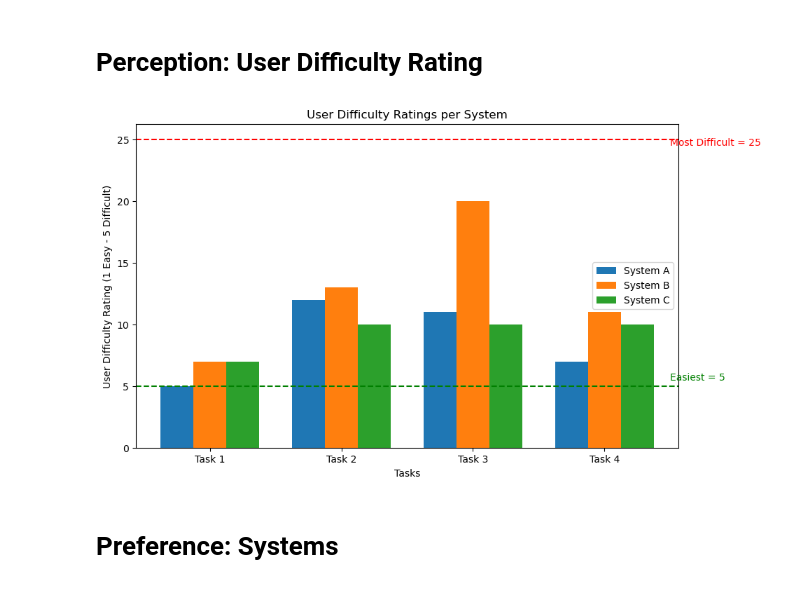
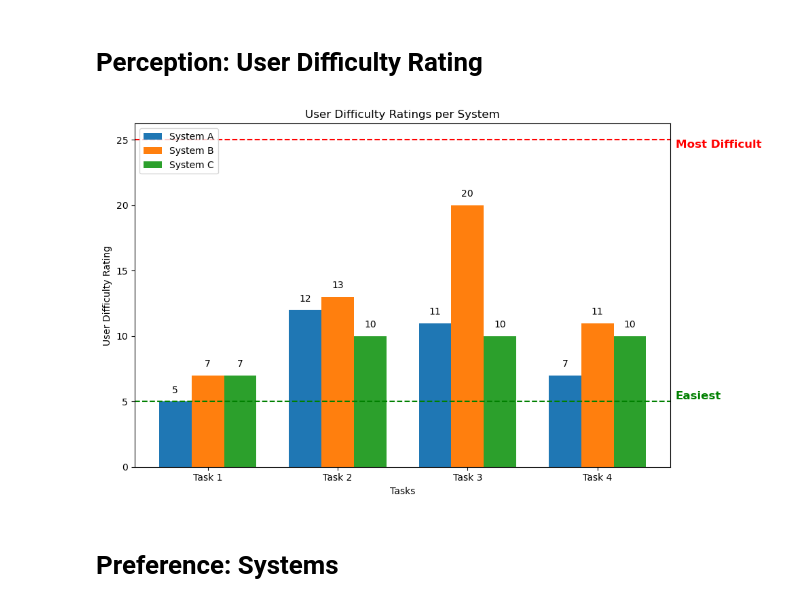
Before and after one commit to siddydutta/Multiview-Visualisation-Systems, a Jupyter notebook: Evaluation/User Evaluation Analysis.ipynb, the cells around one changed output. Saved outputs shown, nothing was run; the diff lists cells and outputs as text; code cells hidden in the pictures.

```diff
--- a/Evaluation/User Evaluation Analysis.ipynb
+++ b/Evaluation/User Evaluation Analysis.ipynb
@@ -65,13 +65,20 @@ width = 0.25
 
 fig, ax = plt.subplots(figsize=(10, 6))
 for i, system in enumerate(systems):
-    ax.bar(x + (i - 1) * width, [total_time[j][i] for j in range(len(tasks))], width, label=system)
+    bars = ax.bar(x + (i - 1) * width, [total_time[j][i] for j in range(len(tasks))], width, label=system)
+    for bar in bars:
+        height = bar.get_height()
+        ax.text(bar.get_x() + bar.get_width()/2, height, height,
+                ha='center', va='bottom', fontsize=10)
 
 ax.set_xlabel("Tasks")
 ax.set_ylabel("Total Completion Time (seconds)")
-ax.set_title("Total Time Taken per System")
+ax.set_title("Total Time Taken for Tasks per System")
 ax.set_xticks(x)
 ax.set_xticklabels(tasks)
 ax.legend()
+
+
+plt.tight_layout()
 plt.show()
 # %% [output]
@@ -97,24 +120,36 @@ plt.show()
 # %% [markdown]
 # Perception: User Difficulty Rating
 # %%
+x = np.arange(len(tasks))
+width = 0.25
+
 fig, ax = plt.subplots(figsize=(10, 6))
+
 for i, system in enumerate(systems):
-    ax.bar(x + (i - 1) * width, [user_ratings[j][i] for j in range(len(tasks))], width, label=system)
+    bars = ax.bar(x + (i - 1) * width, [user_ratings[j][i] for j in range(len(tasks))], width, label=system)
+    for bar in bars:
+        height = bar.get_height()
+        ax.text(bar.get_x() + bar.get_width()/2, height + 0.5, height,
+                ha='center', va='bottom', fontsize=10)
+
 
 ax.axhline(y=5, color='green', linestyle='dashed', linewidth=1.5)
-ax.text(len(tasks) - 0.5, 5.5, 'Easiest = 5', color='green')
+ax.text(x[-1] + 0.6, 5, 'Easiest', color='green', va='bottom', fontsize=12, fontweight='bold')
+
 ax.axhline(y=25, color='red', linestyle='dashed', linewidth=1.5)
-ax.text(len(tasks) - 0.5, 24.5, 'Most Difficult = 25', color='red')
+ax.text(x[-1] + 0.6, 25, 'Most Difficult', color='red', va='top', fontsize=12, fontweight='bold')
 
 ax.set_xlabel("Tasks")
-ax.set_ylabel("User Difficulty Rating (1 Easy - 5 Difficult)")
+ax.set_ylabel("User Difficulty Rating")
 ax.set_title("User Difficulty Ratings per System")
 ax.set_xticks(x)
 ax.set_xticklabels(tasks)
-ax.legend()
+ax.legend(loc=2)
+
+plt.tight_layout()
 plt.show()
 # %% [output]
-[figure, old version]
+[figure, new version]
 # %% [markdown]
 # Preference: Systems
 # %%
```
Also changed, not shown: parts of 3 cells of this notebook.
